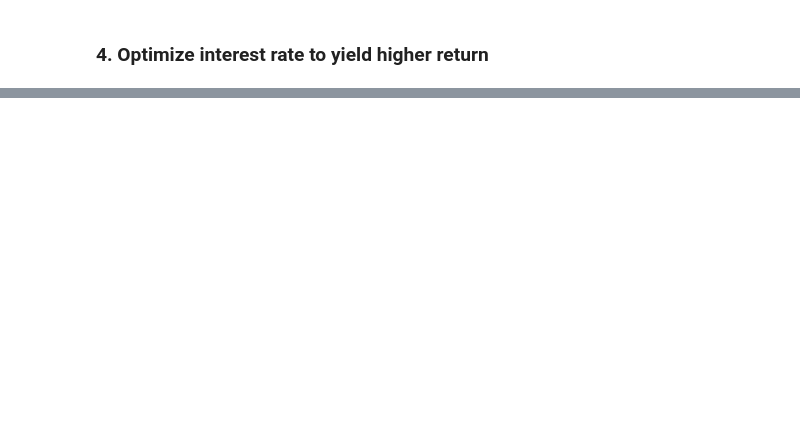
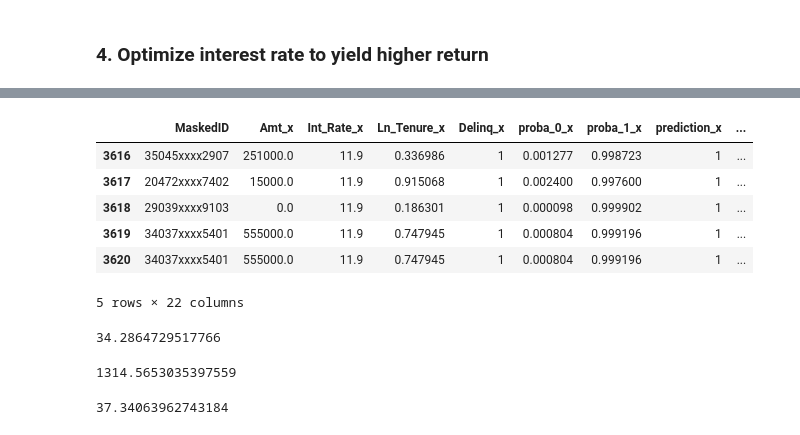
Before and after one commit to Kevan123/CostRewardOptimizationForBankLoanApprovals, a Jupyter notebook: Bank_Delinquency_Interest_Rate_Optimization.ipynb, the cells around one changed output, grey strips where cells are left out. Saved outputs shown, nothing was run; the diff lists cells and outputs as text; code cells hidden in the pictures; blank space fills up the shorter version.

```diff
--- a/Bank_Delinquency_Interest_Rate_Optimization.ipynb
+++ b/Bank_Delinquency_Interest_Rate_Optimization.ipynb
@@ -190,0 +238,6 @@ print (max_x, max_y)
+# %%
+df1["Amt_Plus_Int"] = df1["Amt"]+(df1["Amt"]*(df1["Int_Rate"]/100))*df1["Ln_Tenure"]
+df1["Int"] = df1['Amt_Plus_Int'] - df1['Amt']
+# %%
+df1['prediction'] = df1['prediction'].astype(int)
+df1['Delinq'] = df1['Delinq'].astype(int)
@@ -190,0 +258,33 @@ print (max_x, max_y)
+# %%
+df1 =  pd.merge(df1, df, on = "MaskedID", how='inner')
+# %%
+df1['Return_x'] = ((1-df1['proba_1_x'])*df1['Int_x']) + (df1['proba_1_x']*(df1['Time_Of_Delinq']*df1['Int_x']))-((1-df1['Time_Of_Delinq'])*df1['Int_x'])
+# %%
+df1.head(5)
+# %% [output]
+|  | MaskedID | Amt_x | Int_Rate_x | Ln_Tenure_x | Delinq_x | proba_0_x | proba_1_x | prediction_x | ... |
+| 3616 | 35045xxxx2907 | 251000.0 | 11.9 | 0.336986 | 1 | 0.001277 | 0.998723 | 1 | ... |
+| 3617 | 20472xxxx7402 | 15000.0 | 11.9 | 0.915068 | 1 | 0.002400 | 0.997600 | 1 | ... |
+| 3618 | 29039xxxx9103 | 0.0 | 11.9 | 0.186301 | 1 | 0.000098 | 0.999902 | 1 | ... |
+| 3619 | 34037xxxx5401 | 555000.0 | 11.9 | 0.747945 | 1 | 0.000804 | 0.999196 | 1 | ... |
+| 3620 | 34037xxxx5401 | 555000.0 | 11.9 | 0.747945 | 1 | 0.000804 | 0.999196 | 1 | ... |
+5 rows × 22 columns
+# %%
+df1_original = df1[(df1['Int_Rate_y'] > 11.9) &
+          df1['Delinq_y']==1]
+mean_orig = df1_original['Return'].mean()
+mean_orig
+# %% [output]
+34.2864729517766
+# %%
+df1_adjusted = df1[(df1['Int_Rate_x']== 11.9) &
+          df1['Delinq_y']==1]
+mean_adj = df1_adjusted['Return_x'].mean()
+mean_adj
+# %% [output]
+1314.5653035397559
+# %%
+inc = ((mean_adj/mean_orig) - 1)
+inc
+# %% [output]
+37.34063962743184
```
Also changed, not shown: parts of 19 cells of this notebook.
